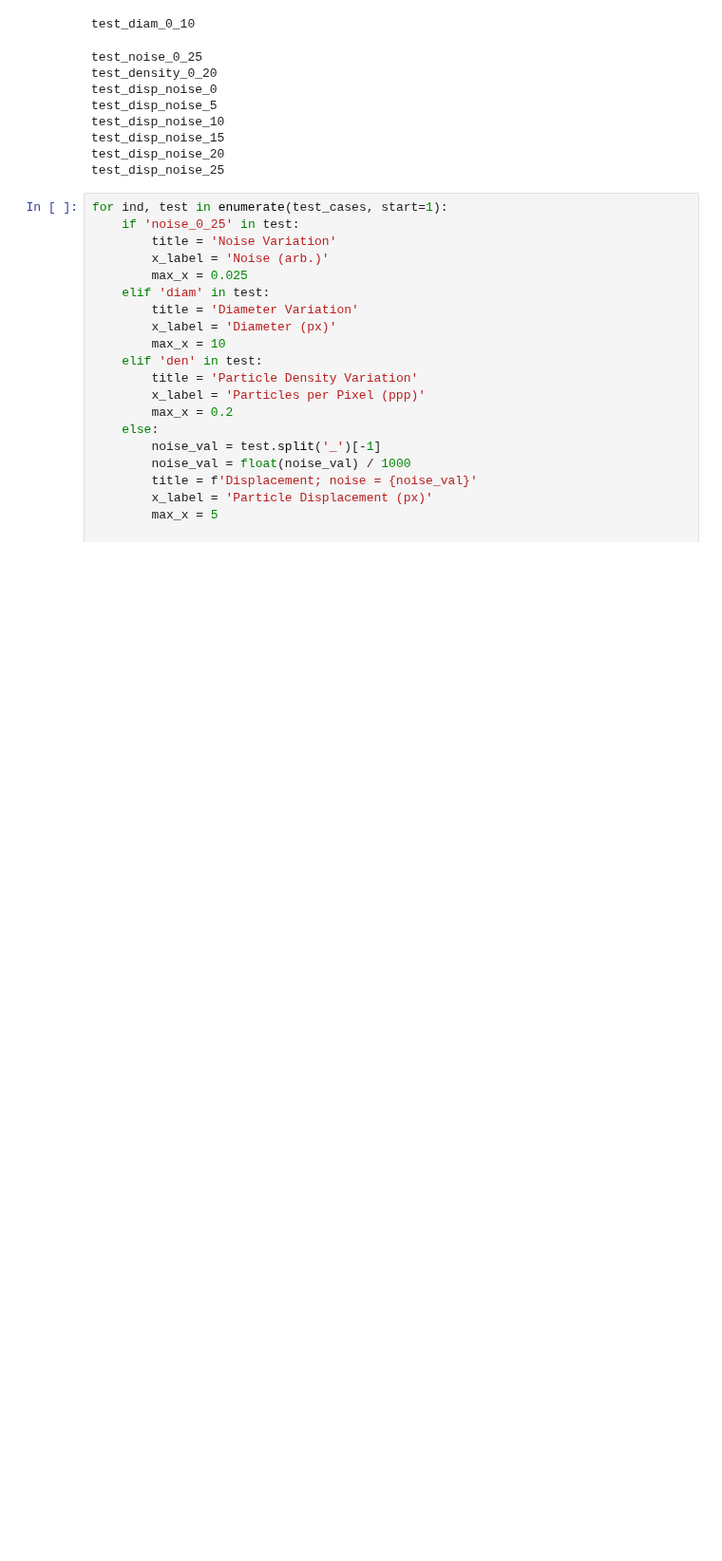
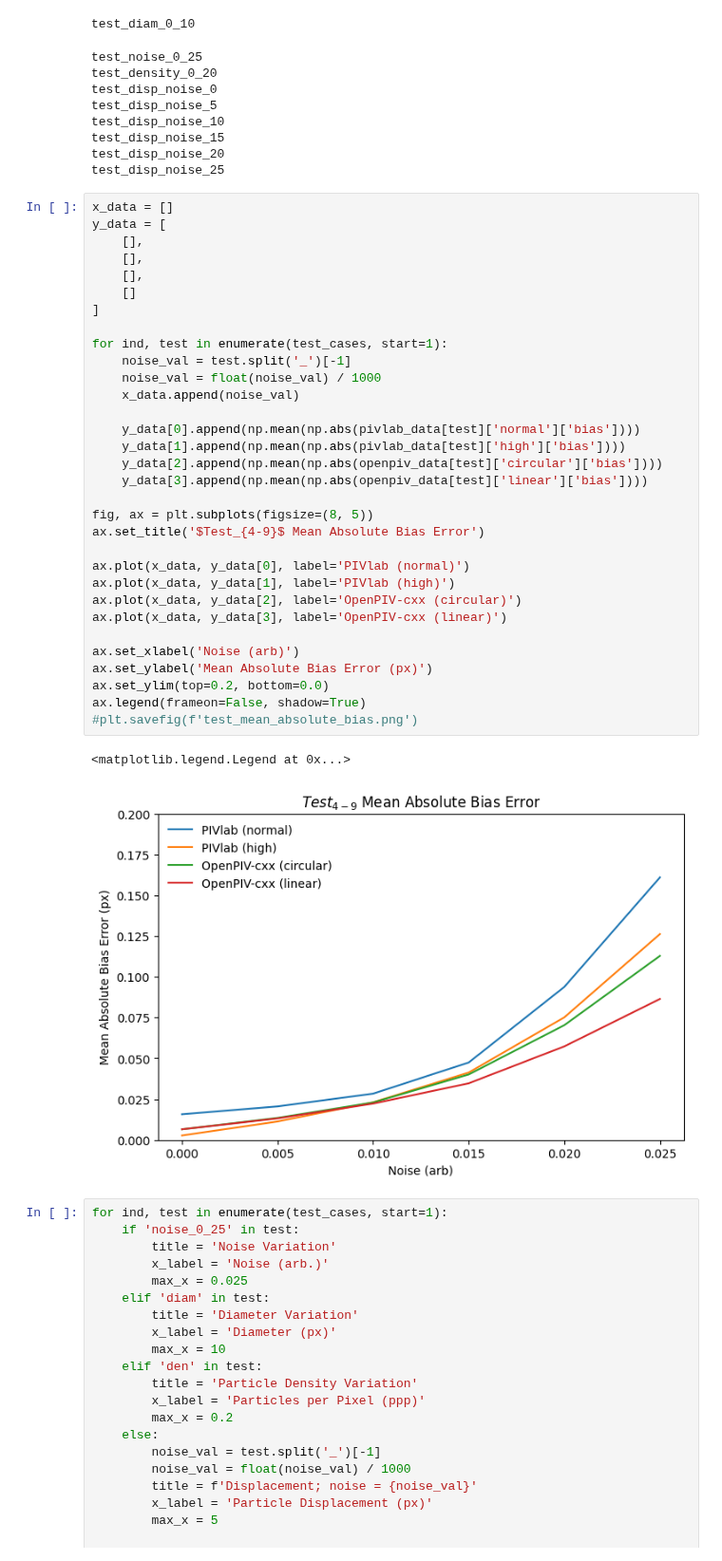
Before and after one commit to ErichZimmer/openpiv-cxx-benchmarks, a Jupyter notebook: 20260816_preliminary_tests/Analysis.ipynb, the cells around one changed output. Shown at 95% size. Saved outputs shown, nothing was run; the diff lists cells and outputs as text; blank space fills up the shorter version.

Commit message:
Add mabe plot

```diff
--- a/20260816_preliminary_tests/Analysis.ipynb
+++ b/20260816_preliminary_tests/Analysis.ipynb
@@ -145,6 +145,41 @@ test_disp_noise_10
 test_disp_noise_15
 test_disp_noise_20
 test_disp_noise_25
+# %%
+x_data = []
+y_data = [
+    [],
+    [],
+    [],
+    []
+]
+
+for ind, test in enumerate(test_cases, start=1):
+    noise_val = test.split('_')[-1]
+    noise_val = float(noise_val) / 1000
+    x_data.append(noise_val)
+
+    y_data[0].append(np.mean(np.abs(pivlab_data[test]['normal']['bias'])))
+    y_data[1].append(np.mean(np.abs(pivlab_data[test]['high']['bias'])))
+    y_data[2].append(np.mean(np.abs(openpiv_data[test]['circular']['bias'])))
+    y_data[3].append(np.mean(np.abs(openpiv_data[test]['linear']['bias'])))
+
+fig, ax = plt.subplots(figsize=(8, 5))
+ax.set_title('$Test_{4-9}$ Mean Absolute Bias Error')
+
+ax.plot(x_data, y_data[0], label='PIVlab (normal)')
+ax.plot(x_data, y_data[1], label='PIVlab (high)')
+ax.plot(x_data, y_data[2], label='OpenPIV-cxx (circular)')
+ax.plot(x_data, y_data[3], label='OpenPIV-cxx (linear)')
+
+ax.set_xlabel('Noise (arb)')
+ax.set_ylabel('Mean Absolute Bias Error (px)')
+ax.set_ylim(top=0.2, bottom=0.0)
+ax.legend(frameon=False, shadow=True)
+#plt.savefig(f'test_mean_absolute_bias.png')
+# %% [output]
+<matplotlib.legend.Legend at 0x...>
+[figure, added]
 # %%
 for ind, test in enumerate(test_cases, start=1):
     if 'noise_0_25' in test:
```
